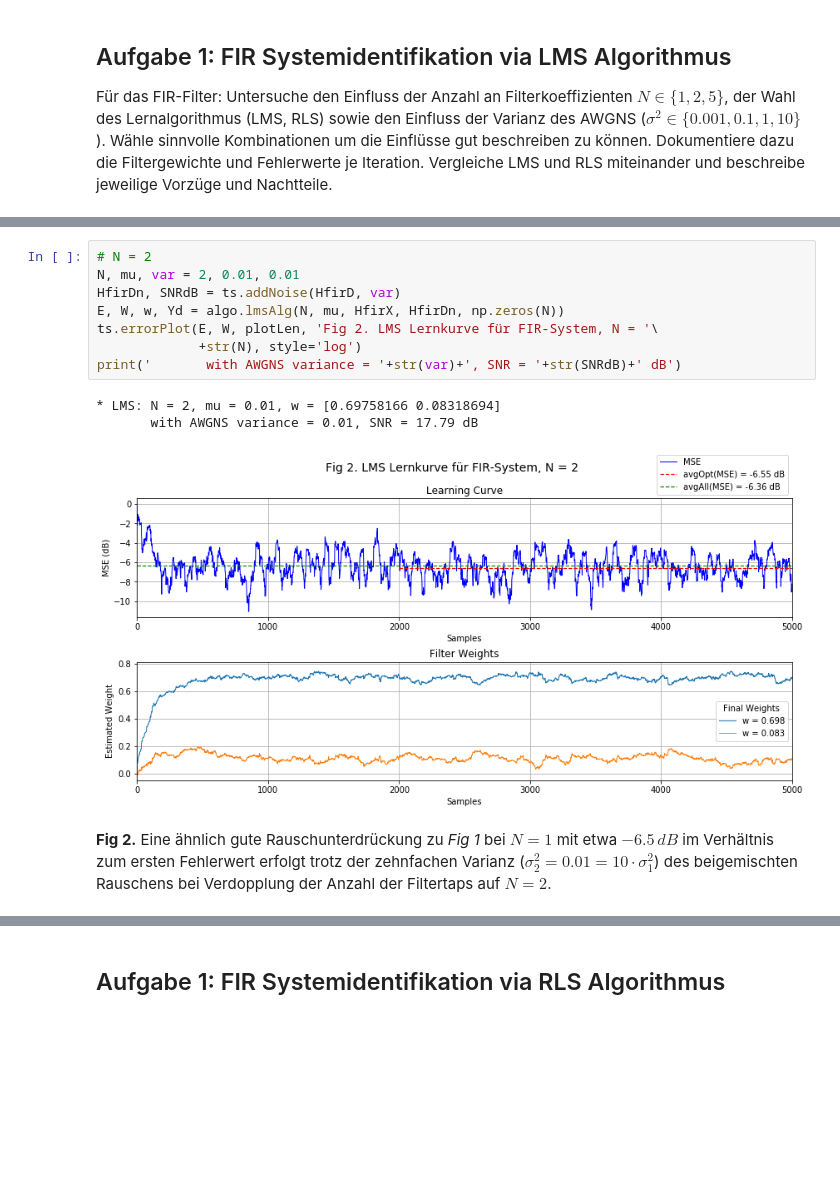
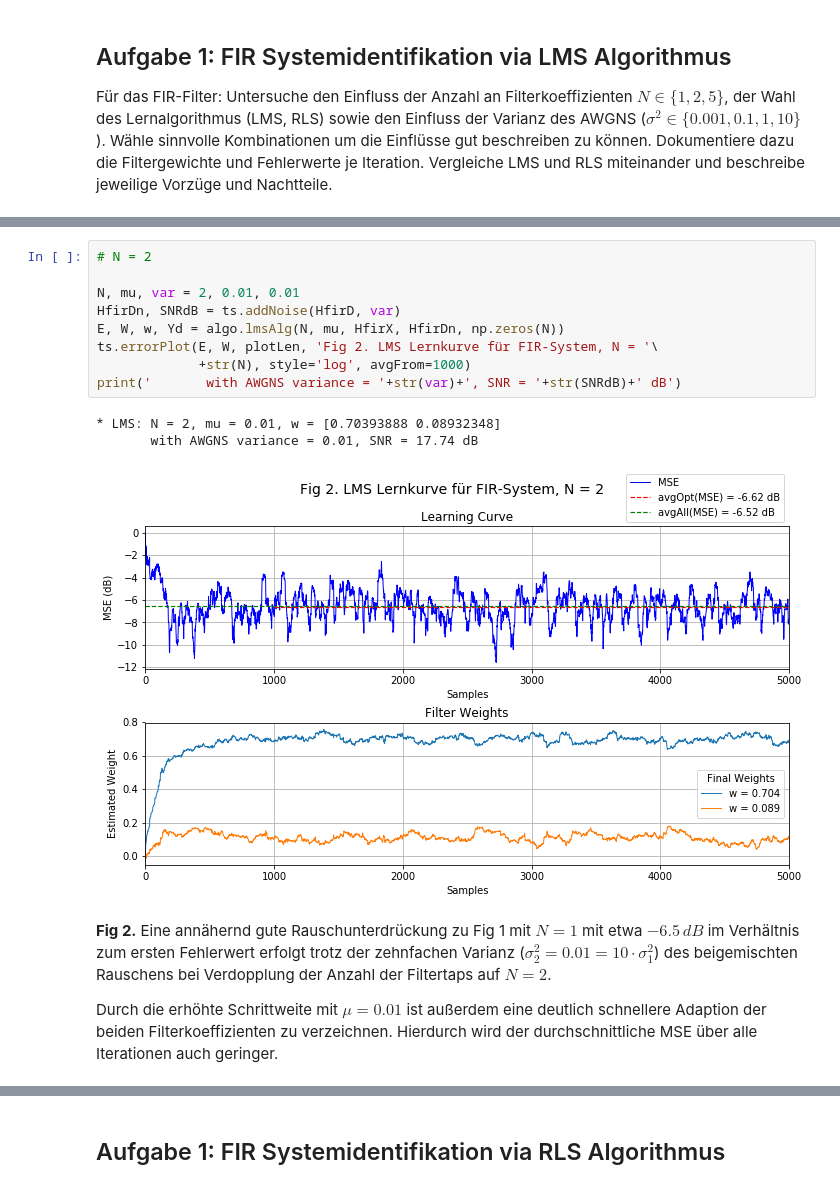
Before and after one commit to xhain/Systemidentifikation, a Jupyter notebook: python/Systemidentifikation.ipynb, the cells around one changed output, grey strips where cells are left out. Drawn from its saved outputs; the diff is of its cells as text; blank space fills up the shorter version.

```diff
--- a/python/Systemidentifikation.ipynb
+++ b/python/Systemidentifikation.ipynb
@@ -124,17 +129,20 @@ Bemerkung: Eine Rauschtoleranz müsste beim Entwurf des Filtersystems vorher def
 # %%
 # N = 2
+
 N, mu, var = 2, 0.01, 0.01
 HfirDn, SNRdB = ts.addNoise(HfirD, var)
 E, W, w, Yd = algo.lmsAlg(N, mu, HfirX, HfirDn, np.zeros(N))
 ts.errorPlot(E, W, plotLen, 'Fig 2. LMS Lernkurve für FIR-System, N = '\
-             +str(N), style='log')
+             +str(N), style='log', avgFrom=1000)
 print('       with AWGNS variance = '+str(var)+', SNR = '+str(SNRdB)+' dB')
 # %% [output]
-* LMS: N = 2, mu = 0.01, w = [0.69758166 0.08318694]
-       with AWGNS variance = 0.01, SNR = 17.79 dB
+* LMS: N = 2, mu = 0.01, w = [0.70393888 0.08932348]
+       with AWGNS variance = 0.01, SNR = 17.74 dB
-[figure, old version]
+[figure, new version]
 # %% [markdown]
 **Fig 2.**
-Eine ähnlich gute Rauschunterdrückung zu *Fig 1* bei $N = 1$ mit etwa $-6.5 \,dB$ im Verhältnis zum ersten Fehlerwert erfolgt trotz der zehnfachen Varianz ($\sigma_2^2 = 0.01 = 10 \cdot \sigma_1^2$) des beigemischten Rauschens bei Verdopplung der Anzahl der Filtertaps auf $N = 2$.
+Eine annähernd gute Rauschunterdrückung zu Fig 1 mit $N = 1$ mit etwa $-6.5 \,dB$ im Verhältnis zum ersten Fehlerwert erfolgt trotz der zehnfachen Varianz ($\sigma_2^2 = 0.01 = 10 \cdot \sigma_1^2$) des beigemischten Rauschens bei Verdopplung der Anzahl der Filtertaps auf $N = 2$.
+
+Durch die erhöhte Schrittweite mit $\mu = 0.01$ ist außerdem eine deutlich schnellere Adaption der beiden Filterkoeffizienten zu verzeichnen. Hierdurch wird der durchschnittliche MSE über alle Iterationen auch geringer.
 # %%
 # N = 5
```
Also changed, not shown: parts of 50 cells of this notebook, 2 other files.
